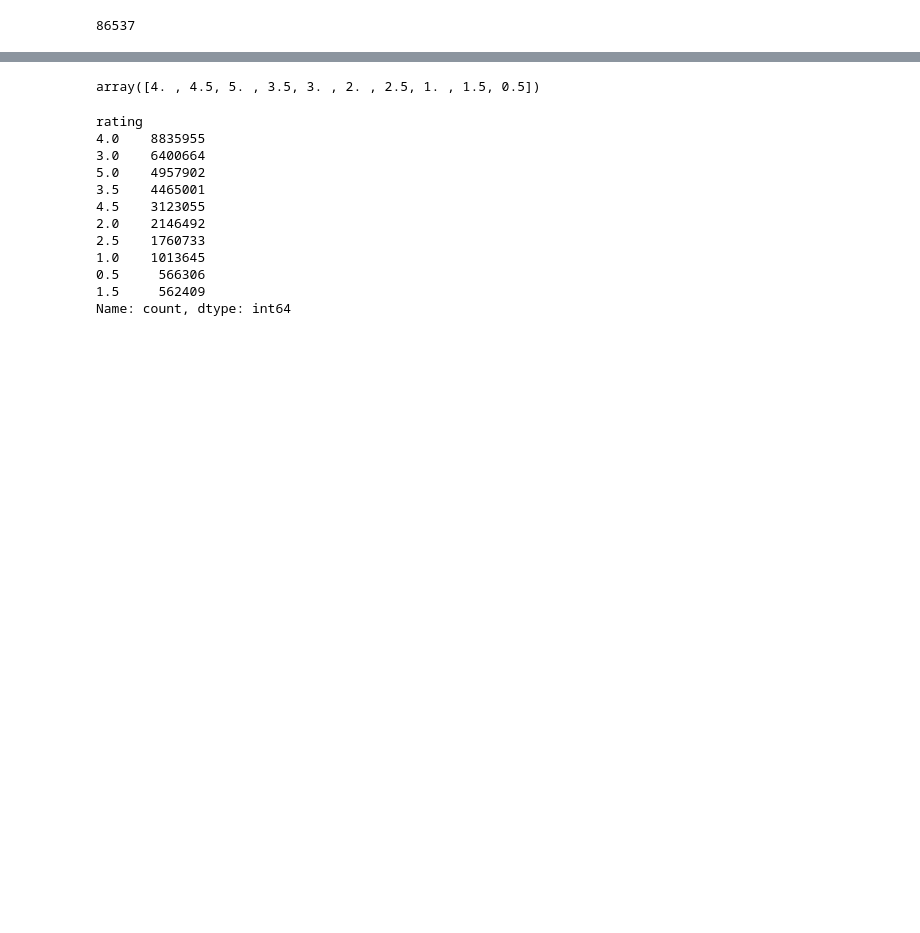
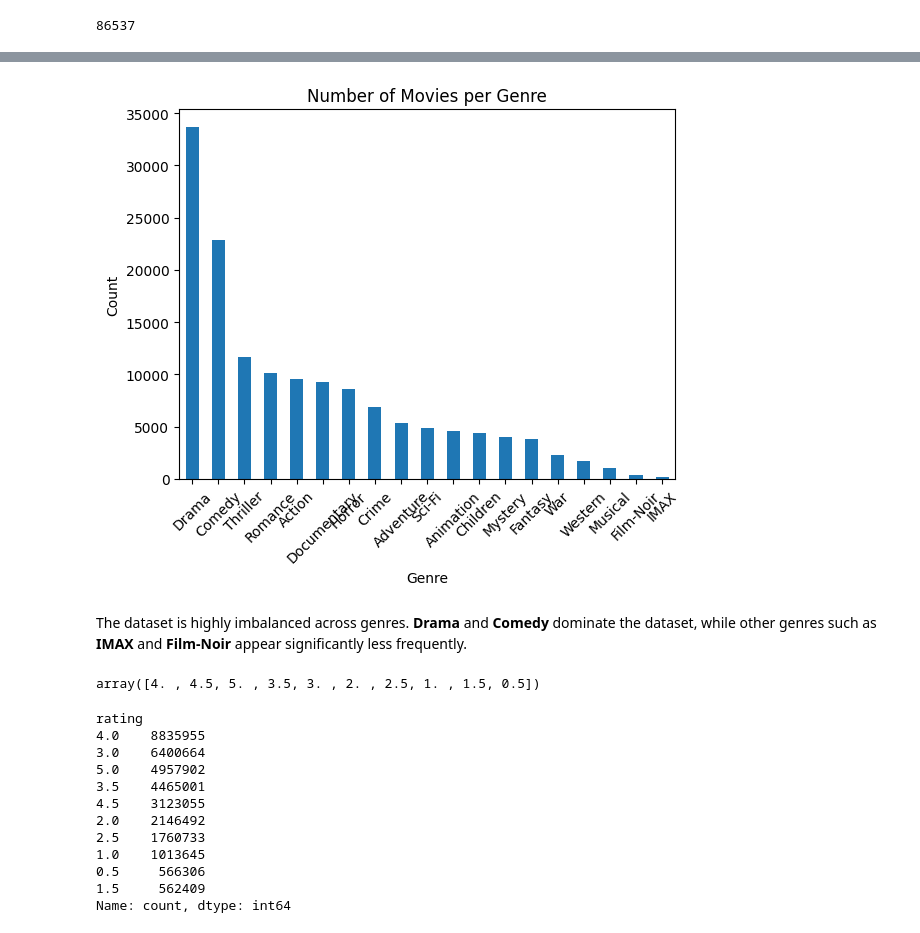
Before and after one commit to nouralahmad89-crypto/Machine-Learning-Nour-Alahmad, a Jupyter notebook: Laboration1/lab1.ipynb, the cells around one changed output, grey strips where cells are left out. Drawn from its saved outputs; the diff is of its cells as text; code cells hidden in the pictures; blank space fills up the shorter version.

```diff
--- a/Laboration1/lab1.ipynb
+++ b/Laboration1/lab1.ipynb
@@ -104,2 +97,6 @@ Length: 1796, dtype: str
 # %%
-movies["genres_list"] = movies["genres"].apply(lambda x: x.split("|"))
+# Split the 'genres' column
+# into a list of individual genres
+genres_split = movies['genres'].str.split('|')
+
+genres_exploded = movies.assign(genres=genres_split).explode('genres')
@@ -109,0 +142,9 @@ ratings["userId"].nunique() # check the  number of users in the dataset
+# %%
+movies = movies[movies['genres'] != '(no genres listed)'] # remove movies without genres
+
+genres_split = movies['genres'].str.split('|')
+
+genres_exploded = movies.assign(genres=genres_split).explode('genres') # Analyze each genre individually
+
+genre_counts = genres_exploded['genres'].value_counts()
+genre_counts
@@ -110,3 +169,14 @@ ratings["userId"].nunique() # check the  number of users in the dataset
+# %%
+genre_counts.plot(kind='bar')
+plt.title("Number of Movies per Genre")
+plt.xlabel("Genre")
+plt.ylabel("Count")
+plt.xticks(rotation=45)
+plt.show()
+# %% [output]
+[figure, added]
+# %% [markdown]
+The dataset is highly imbalanced across genres. **Drama** and **Comedy** dominate the dataset, while other genres such as **IMAX** and **Film-Noir** appear significantly less frequently.
 # %%
 ratings["rating"]. unique() # check which unique values has rating column
 # %% [output]
```
Also changed, not shown: parts of 36 cells of this notebook, 1 other file.
